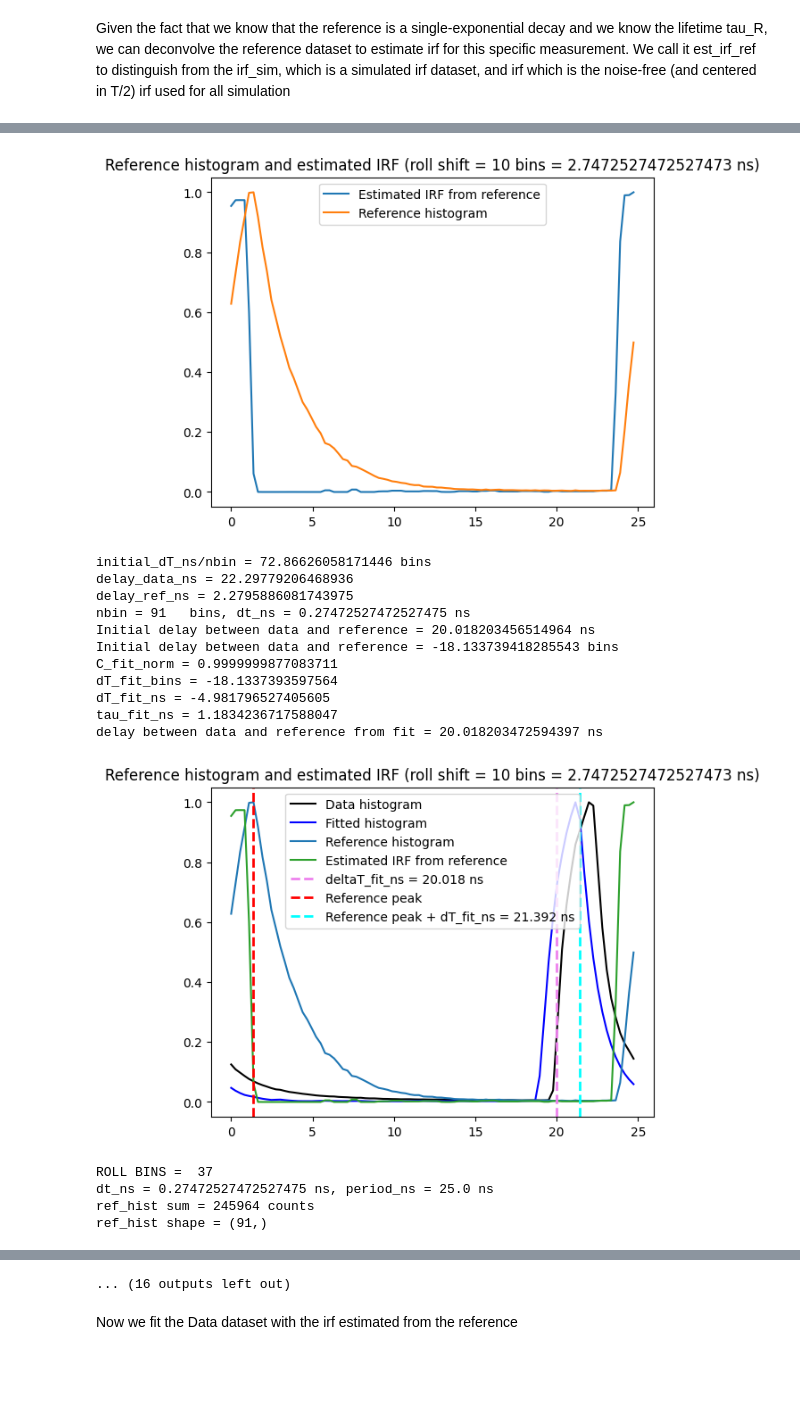
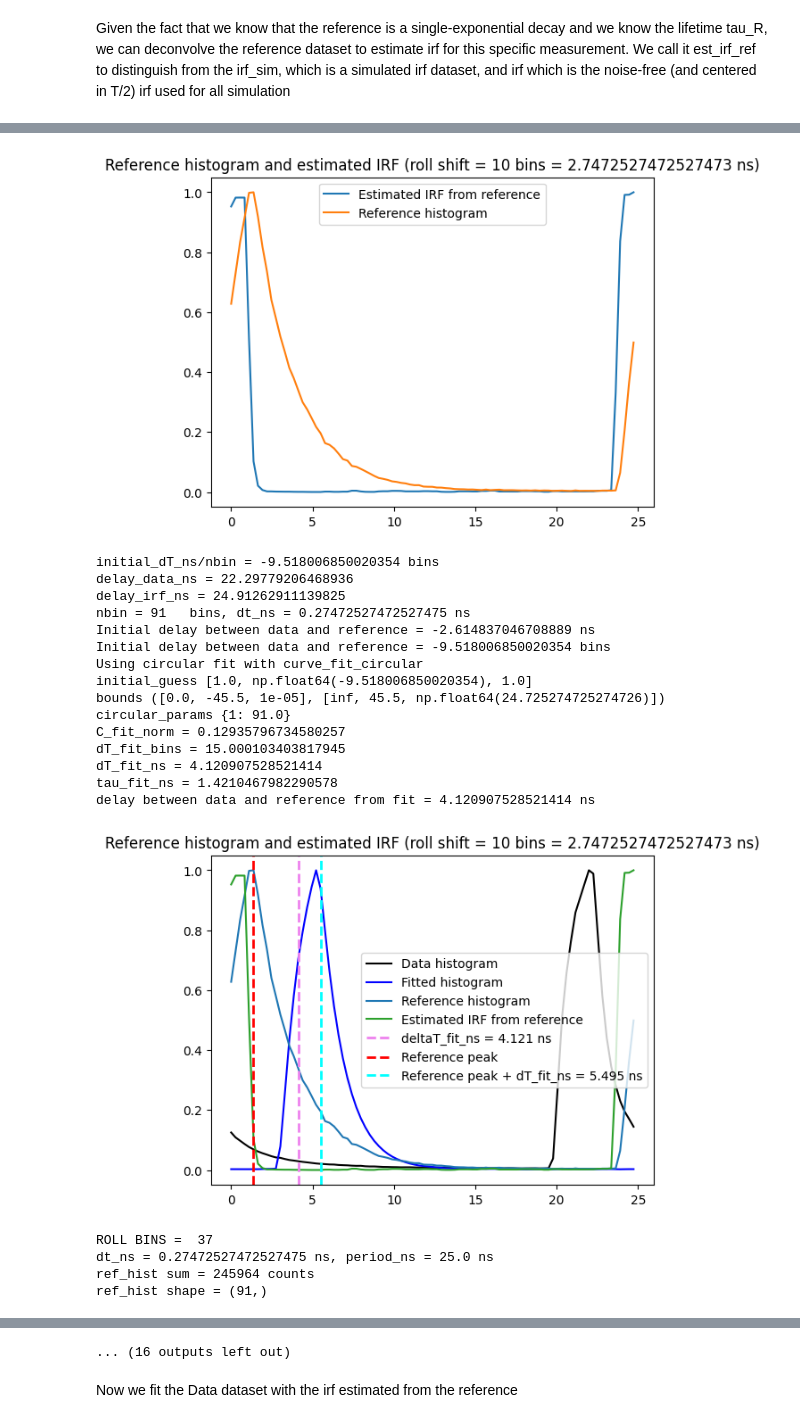
Before and after one commit to VicidominiLab/BrightEyes-Flim, a Jupyter notebook: example notebooks/Alignment Data.ipynb, the cells around one changed output, grey strips where cells are left out. Cells and saved outputs as stored; diff of their text form; code cells hidden in the pictures; blank space fills up the shorter version.

```diff
--- a/example notebooks/Alignment Data.ipynb
+++ b/example notebooks/Alignment Data.ipynb
@@ -66,8 +66,8 @@ data_hist_6d, metadata_data = mcs.load(f_data)
 ref_hist_org = ref_data_6d[0, 0, :, :, :, 12].sum(axis=(0, 1))
 data_hist = data_hist_6d[0, 0, :, :, :, 12].sum(axis=(0, 1))
 # %%
-mode = "irf_shift"
 mode = "model_shift"
+#mode = "irf_shift"
 
 
 
@@ -82,16 +82,14 @@ for ref_roll_bins in [0,10,] + list(range(37, 42, 1)):
     period_ns = 1 / excitation_freq_hz * 1e9
     dt_ns = period_ns / nbin
     t_ns = np.arange(nbin) * dt_ns
-    C_ref = 3e3
+    C_ref = 1.
     print(f"dt_ns = {dt_ns} ns, period_ns = {period_ns} ns")
 
 
     print(f"ref_hist sum = {ref_hist.sum()} counts")
     print(f"ref_hist shape = {ref_hist.shape}")
 
-    est_irf_ref = IRF_from_data_deconvolution(ref_hist, t_ns, C_ref, tau_ref_ns, period_ns, iterations=3000)
-
-    norm_est_irf_ref = est_irf_ref / torch.sum(est_irf_ref)
+    est_irf_ref = IRF_from_data_deconvolution(ref_hist, t_ns, C_ref, tau_ref_ns, period_ns, iterations=300) #, regularization=0)
 
     plt.plot(t_ns, est_irf_ref / max(est_irf_ref), label='Estimated IRF from reference')
     plt.plot(t_ns, ref_hist / max(ref_hist), label='Reference histogram')
@@ -102,17 +100,20 @@ for ref_roll_bins in [0,10,] + list(range(37, 42, 1)):
 
 
     _, _, delay_data_ns = phasor_delay_from_hist(data_hist, period_ns)
-    _, _, delay_ref_ns = phasor_delay_from_hist(ref_hist, period_ns)
+    _, _, delay_irf_ns = phasor_delay_from_hist(est_irf_ref, period_ns)
 
 
-    initial_dT_ns = delay_data_ns - delay_ref_ns
-    initial_dT_bins = np.mod(((initial_dT_ns / dt_ns)+ nbin/2.), nbin) - nbin/2.
+    initial_dT_ns = delay_data_ns - delay_irf_ns # Add half bin to shift from bin edge to bin center convention.
+    initial_dT_bins = initial_dT_ns / dt_ns
+
     print(f"initial_dT_ns/nbin = {initial_dT_ns / dt_ns} bins")
     print(f"delay_data_ns = {delay_data_ns}")
-    print(f"delay_ref_ns = {delay_ref_ns}")
+    print(f"delay_irf_ns = {delay_irf_ns}")
     print(f"nbin = {nbin}   bins, dt_ns = {dt_ns} ns")
     print(f"Initial delay between data and reference = {initial_dT_ns} ns")
     print(f"Initial delay between data and reference = {initial_dT_bins} bins")
+
+
 
     fit_result, fit_cov = perform_fit_data(
         t_ns,
@@ -120,21 +121,23 @@ for ref_roll_bins in [0,10,] + list(range(37, 42, 1)):
         est_irf_ref,
         period_ns,
         initial_dT=initial_dT_bins,
+        #irf_min=0.5,
         mode=mode
     )
     C_fit_norm = fit_result["C"]
     dT_fit_bins = fit_result["dT"]
     tau_fit_ns = fit_result["tau"]
+    dT_fit_ns = dT_fit_bins * dt_ns
 
     fitted_hist = fit_model_data(t_ns, C_fit_norm, dT_fit_bins, tau_fit_ns,
                                  irf=est_irf_ref, period=period_ns, mode=mode)
 
-    deltaT_fit_ns = np.mod(dT_fit_bins, nbin)*dt_ns
+    deltaT_fit_ns = np.mod(dT_fit_ns, period_ns)
 
 
     print(f"C_fit_norm = {C_fit_norm}")
     print(f"dT_fit_bins = {dT_fit_bins}")
-    print(f"dT_fit_ns = {dT_fit_bins * dt_ns}")
+    print(f"dT_fit_ns = {dT_fit_ns}")
     print(f"tau_fit_ns = {tau_fit_ns}")
     print(f"delay between data and reference from fit = {deltaT_fit_ns} ns")
 
@@ -177,20 +184,24 @@ delay between data and reference from fit = 22.765456254697735 ns
 ROLL BINS =  10
 dt_ns = 0.27472527472527475 ns, period_ns = 25.0 ns
 ref_hist sum = 245964 counts
 ref_hist shape = (91,)
 [figure]
-initial_dT_ns/nbin = 72.86626058171446 bins
+initial_dT_ns/nbin = -9.518006850020354 bins
 delay_data_ns = 22.29779206468936
-delay_ref_ns = 2.2795886081743975
+delay_irf_ns = 24.91262911139825
 nbin = 91   bins, dt_ns = 0.27472527472527475 ns
-Initial delay between data and reference = 20.018203456514964 ns
-Initial delay between data and reference = -18.133739418285543 bins
-C_fit_norm = 0.9999999877083711
-dT_fit_bins = -18.1337393597564
-dT_fit_ns = -4.981796527405605
-tau_fit_ns = 1.1834236717588047
-delay between data and reference from fit = 20.018203472594397 ns
+Initial delay between data and reference = -2.614837046708889 ns
+Initial delay between data and reference = -9.518006850020354 bins
+Using circular fit with curve_fit_circular
+initial_guess [1.0, np.float64(-9.518006850020354), 1.0]
+bounds ([0.0, -45.5, 1e-05], [inf, 45.5, np.float64(24.725274725274726)])
+circular_params {1: 91.0}
+C_fit_norm = 0.12935796734580257
+dT_fit_bins = 15.000103403817945
+dT_fit_ns = 4.120907528521414
+tau_fit_ns = 1.4210467982290578
+delay between data and reference from fit = 4.120907528521414 ns
-[figure, old version]
+[figure, new version]
 ROLL BINS =  37
 dt_ns = 0.27472527472527475 ns, period_ns = 25.0 ns
 ref_hist sum = 245964 counts
```
Also changed, not shown: parts of 7 cells of this notebook, 1 other file.
